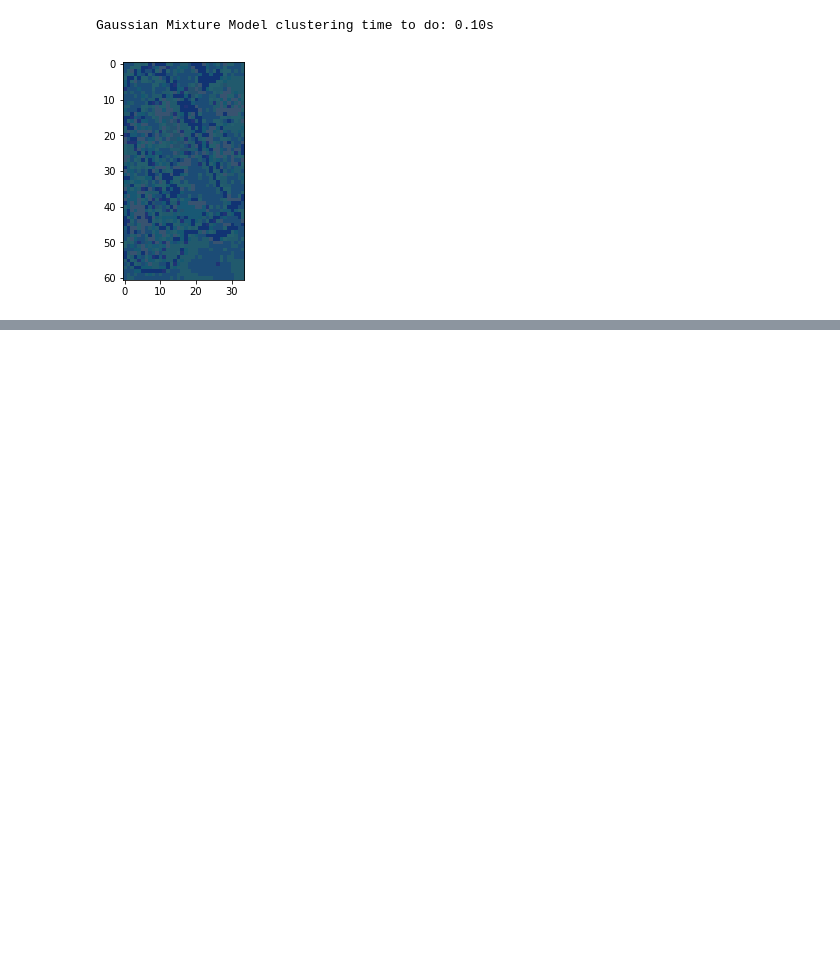
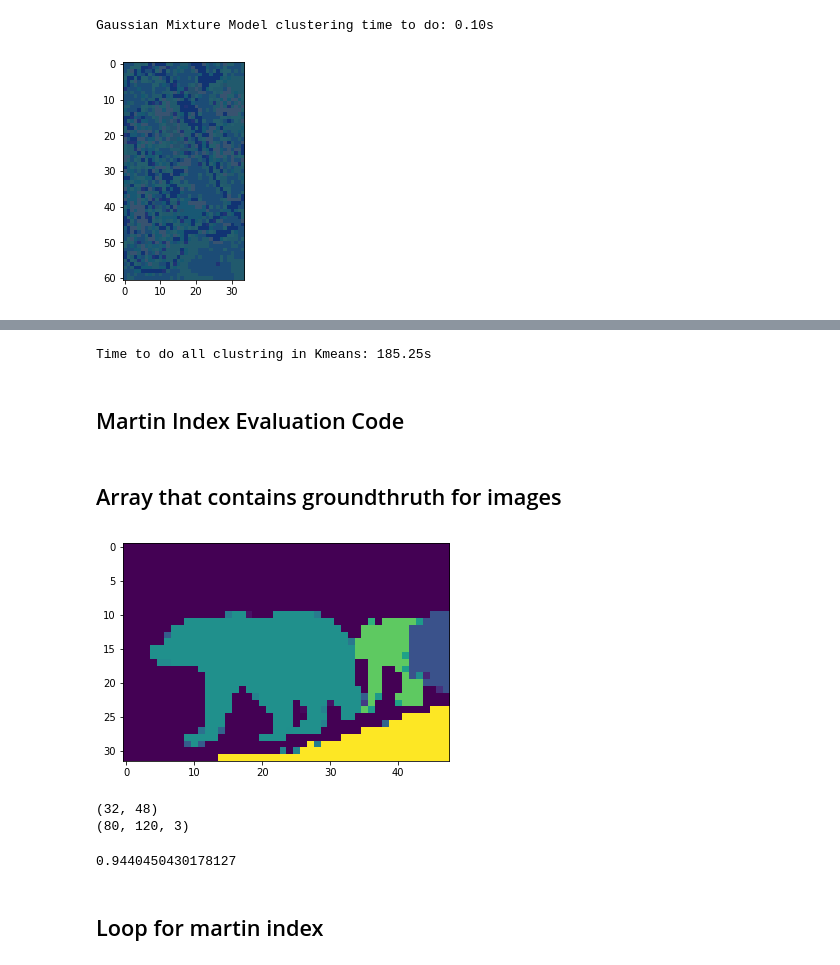
Before and after one commit to Eiris/MLProjectUF, a Jupyter notebook: Project 1/Project_1.ipynb, the cells around one changed output, grey strips where cells are left out. Saved outputs shown, nothing was run; the diff lists cells and outputs as text; code cells hidden in the pictures; blank space fills up the shorter version.

```diff
--- a/Project 1/Project_1.ipynb
+++ b/Project 1/Project_1.ipynb
@@ -438,0 +787,7 @@ Gaussian Mixture Model clustering time to do: 0.10s
+# %%
+from os import listdir
+from os.path import isfile, join
+onlyfiles = [f for f in listdir("C:/Users/DarkB/Downloads/ML Python Scripts/Project 1/ImsAndSegs") if isfile(join("C:/Users/DarkB/Downloads/ML Python Scripts/Project 1/ImsAndSegs", f))]
+# %%
+for names in range(198):
+    print(onlyfiles[names])
@@ -438,0 +812,12 @@ Gaussian Mixture Model clustering time to do: 0.10s
+# %%
+img_clusters = []
+t0 = time.time()
+for names in range(198):
+    img_clusters.append(MyClust8(onlyfiles[names], "Kmeans", "RGB", 10))
+t1 = time.time()
+title = 'Time to do all clustring in Kmeans: %.2fs' % (t1 - t0)
+print(title)
+# %% [output]
+Time to do all clustring in Kmeans: 185.25s
+# %% [markdown]
+## Martin Index Evaluation Code
@@ -438,0 +884,25 @@ Gaussian Mixture Model clustering time to do: 0.10s
+# %% [markdown]
+## Array that contains groundthruth for images
+# %%
+true_images = []
+for names in range(198):
+    img_load = sio.loadmat(onlyfiles[names])
+    seg_im = img_load['Seg2']
+    img_r = rescale(seg_im,0.1,mode='reflect')
+    true_images.append(img_r)
+#     true_images.append(seg_im)
+# %%
+plt.imshow(true_images[0])
+plt.show()
+print(true_images[0].shape)
+print(img_clusters[0].shape)
+# %% [output]
+[figure, added]
+(32, 48)
+(80, 120, 3)
+# %%
+martinIndex(true_images[0], img_clusters[0])
+# %% [output]
+0.9440450430178127
+# %% [markdown]
+## Loop for martin index
```
Also changed, not shown: parts of 11 cells of this notebook.
